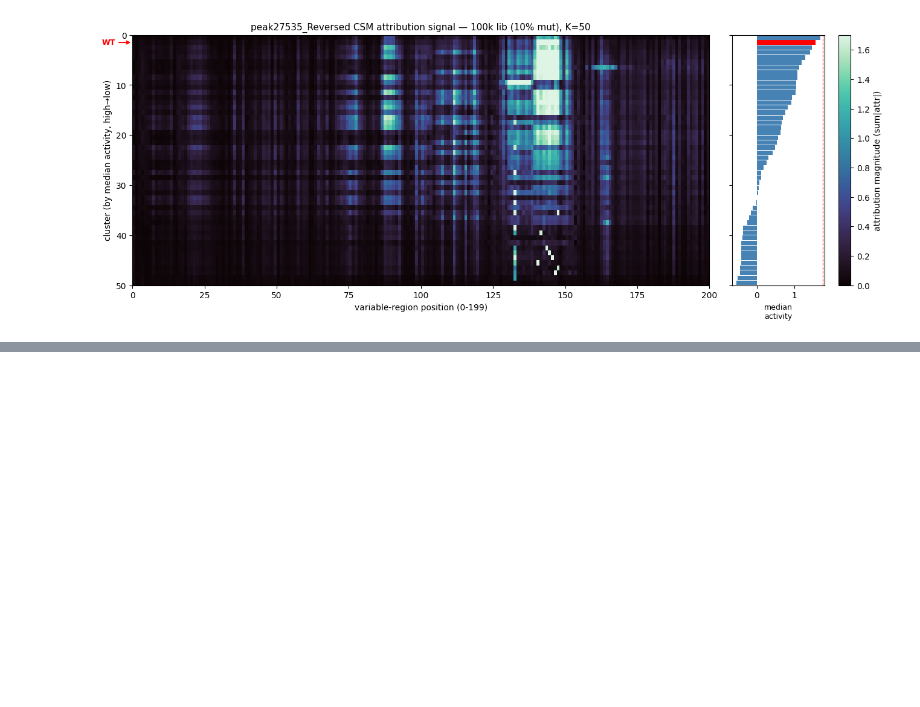
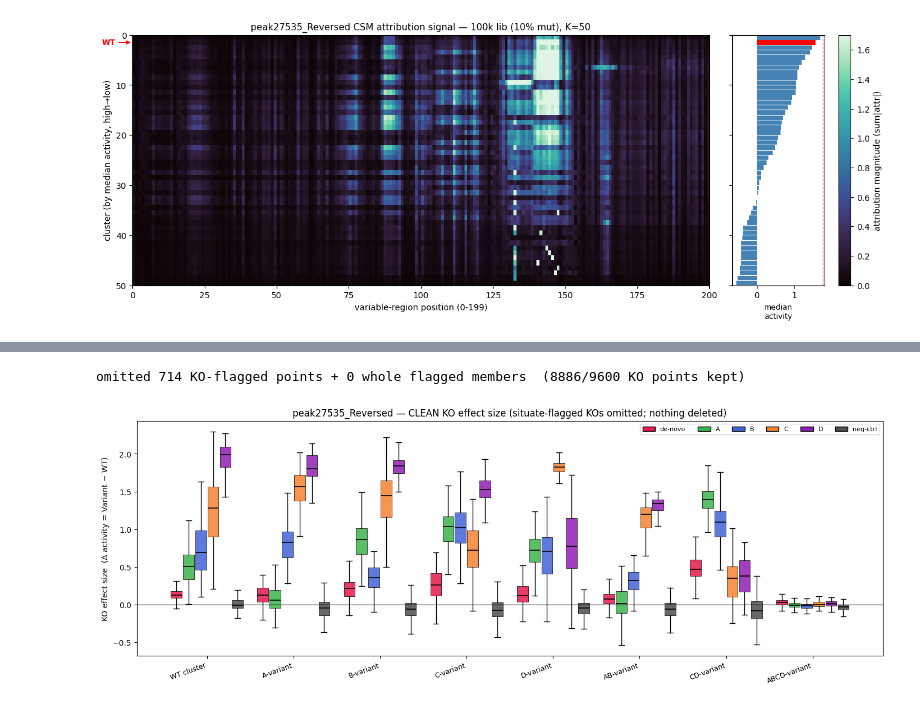
Before and after one commit to pabmantilla/SEAM_validate, a Jupyter notebook: cluster_assess/scripts/lof_capture/peak27535_Reversed_csm_entropy.ipynb, the cells around one changed output, grey strips where cells are left out. Cells and saved outputs as stored; diff of their text form; code cells hidden in the pictures; blank space fills up the shorter version.

```diff
--- a/cluster_assess/scripts/lof_capture/peak27535_Reversed_csm_entropy.ipynb
+++ b/cluster_assess/scripts/lof_capture/peak27535_Reversed_csm_entropy.ipynb
@@ -635,0 +676,69 @@ plt.show()
+# %%
+# CLEAN KO effect size — identical to the plot above but with the KO seqs you
+# flagged in situate (data/seam/delete_flags.csv) OMITTED. Nothing is deleted:
+# a KO flag drops a single member×motif×rep point; a cluster flag drops a whole member.
+import numpy as np, csv, matplotlib.pyplot as plt
+from matplotlib.patches import Patch
+from pathlib import Path
+
+KO = np.load(Path("/grid/koo/home/pmantill/projects/SEAM_validate/cluster_assess/scripts/"
+                  "lof_capture/agft_inference/motif_ko_peak27.npz"), allow_pickle=True)
+clusters  = KO["clusters"]; orig_pred = KO["orig_pred"]; ko_pred = KO["ko_pred"]   # (80,),(80,),(80,6,20)
+mot_labels = [str(m) for m in KO["motif_labels"]]              # de-novo, A, B, C, D, neg-ctrl
+units = [str(u) for u in KO["units"]]
+clus_s = np.array([str(c) for c in clusters])
+n_mem, n_mot, n_rep = ko_pred.shape
+u_idx = {u: i for i, u in enumerate(units)}
+m_idx = {m: j for j, m in enumerate(mot_labels)}
+
+# keep-mask over (member, motif, rep); flip flagged entries off
+keep = np.ones((n_mem, n_mot, n_rep), bool)
+FLAGS = Path("/grid/koo/home/pmantill/projects/situate/data/seam/delete_flags.csv")
+n_ko = n_mem_flag = 0
+if FLAGS.exists():
+    for r in csv.DictReader(open(FLAGS)):
+        mi = u_idx.get(r.get("member_unit", ""))
+        if mi is None:
+            continue
+        mot, rep = r.get("motif", ""), r.get("rep", "")
+        if mot and rep != "":                      # KO flag: one member×motif×rep point
+            j = m_idx.get(mot)
+            if j is not None:
+                keep[mi, j, int(rep)] = False; n_ko += 1
+        else:                                       # cluster flag: whole member
+            keep[mi, :, :] = False; n_mem_flag += 1
+print(f"omitted {n_ko} KO-flagged points + {n_mem_flag} whole flagged members  "
+      f"({keep.sum()}/{keep.size} KO points kept)")
+
+order   = ["row01", "row07", "row04", "row11", "row09", "row20", "row16", "row49"]
+xlabels = ["WT cluster", "A-variant", "B-variant", "C-variant",
+           "D-variant", "AB-variant", "CD-variant", "ABCD-variant"]
+cols = ["#e6194B", "#3cb44b", "#4363d8", "#f58231", "#911eb4", "#4d4d4d"]   # de-novo,A,B,C,D,neg-ctrl
+x = np.arange(len(order)); w = 0.85 / len(mot_labels)
+
+data, positions, box_cols = [], [], []
+for i, c in enumerate(order):
+    mem = np.flatnonzero(clus_s == c)
+    for j in range(len(mot_labels)):
+        vals = [orig_pred[mi] - ko_pred[mi, j, rr]
+                for mi in mem for rr in range(n_rep) if keep[mi, j, rr]]
+        data.append(np.array(vals) if vals else np.array([np.nan]))   # empty box if all flagged
+        positions.append(x[i] + (j - (len(mot_labels) - 1) / 2) * w)
+        box_cols.append(cols[j])
+
+fig, ax = plt.subplots(figsize=(14, 5), constrained_layout=True)
+bp = ax.boxplot(data, positions=positions, widths=w * 0.9, patch_artist=True,
+                showfliers=False, manage_ticks=False,
+                medianprops=dict(color="black", lw=1.2))
+for patch, c in zip(bp["boxes"], box_cols):
+    patch.set_facecolor(c); patch.set_alpha(0.85); patch.set_edgecolor("black"); patch.set_linewidth(0.6)
+ax.axhline(0, color="k", lw=0.8)
+ax.set_xticks(x); ax.set_xticklabels(xlabels, rotation=20, ha="right", fontsize=9)
+ax.set_ylabel("KO effect size  (Δ activity = Variant − WT)")
+ax.set_title("peak27535_Reversed — CLEAN KO effect size (situate-flagged KOs omitted; nothing deleted)")
+ax.legend(handles=[Patch(facecolor=cols[j], edgecolor="black", label=mot_labels[j])
+                   for j in range(len(mot_labels))], ncol=6, fontsize=8, loc="best")
+plt.show()
+# %% [output]
+omitted 714 KO-flagged points + 0 whole flagged members  (8886/9600 KO points kept)
+[figure, added]
```
Also changed, not shown: parts of 18 cells of this notebook.
